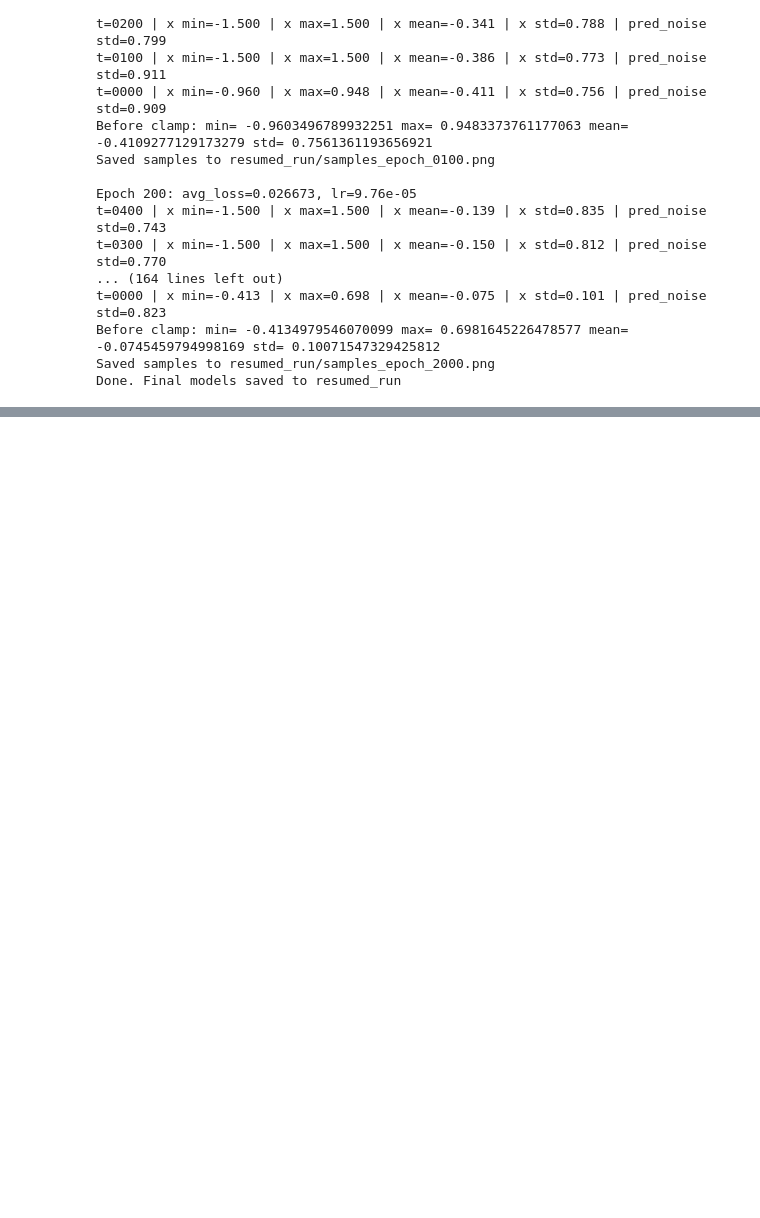
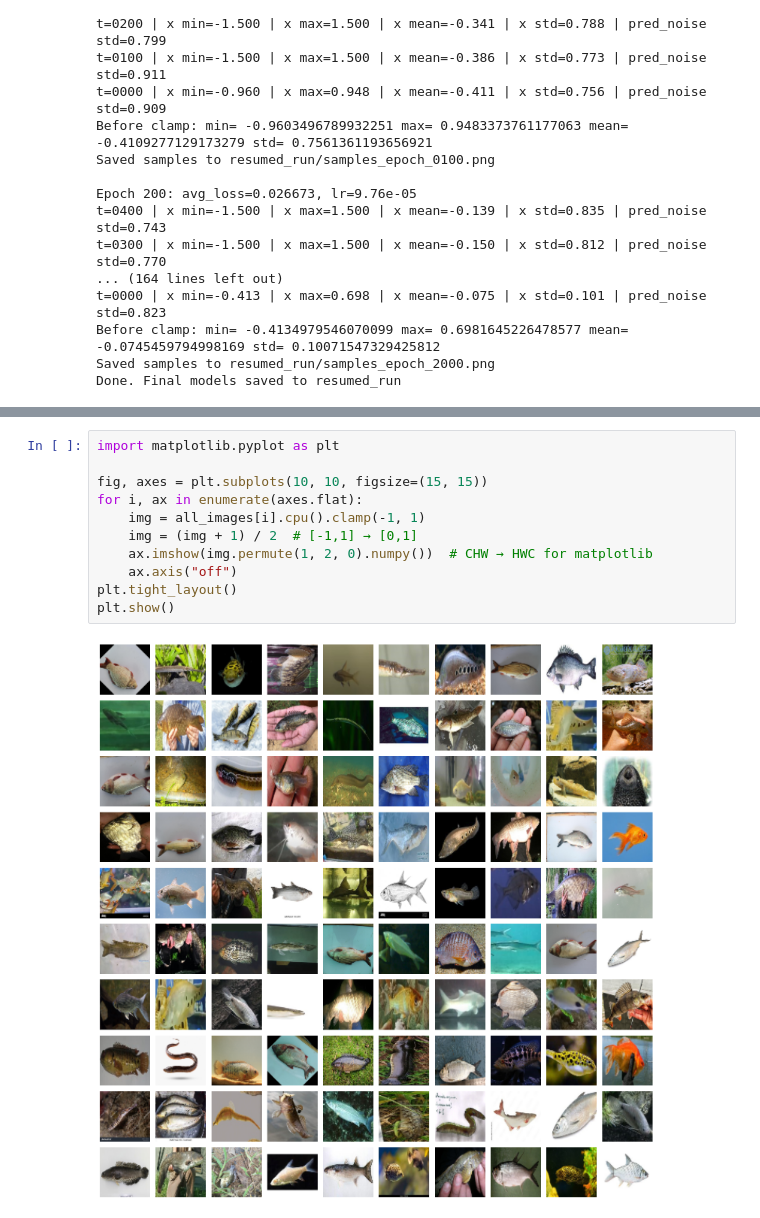
Before and after one commit to kvohra01/genai-project, a Jupyter notebook: model.ipynb, the cells around one changed output, grey strips where cells are left out. Drawn from its saved outputs; the diff is of its cells as text; blank space fills up the shorter version.

```diff
--- a/model.ipynb
+++ b/model.ipynb
@@ -943,0 +1033,13 @@ Done. Final models saved to resumed_run
+# %%
+import matplotlib.pyplot as plt
+
+fig, axes = plt.subplots(10, 10, figsize=(15, 15))
+for i, ax in enumerate(axes.flat):
+    img = all_images[i].cpu().clamp(-1, 1)
+    img = (img + 1) / 2  # [-1,1] → [0,1]
+    ax.imshow(img.permute(1, 2, 0).numpy())  # CHW → HWC for matplotlib
+    ax.axis("off")
+plt.tight_layout()
+plt.show()
+# %% [output]
+[figure, added]
```
Also changed, not shown: parts of 6 cells of this notebook, 2 other files.
